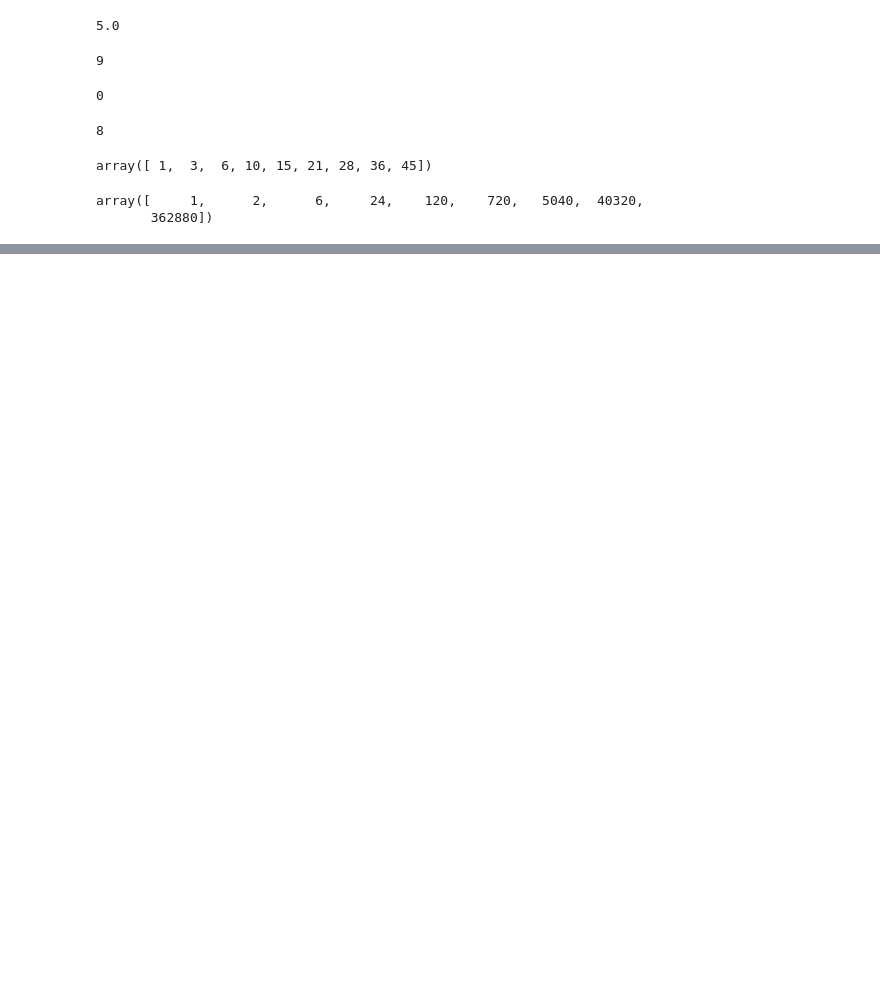
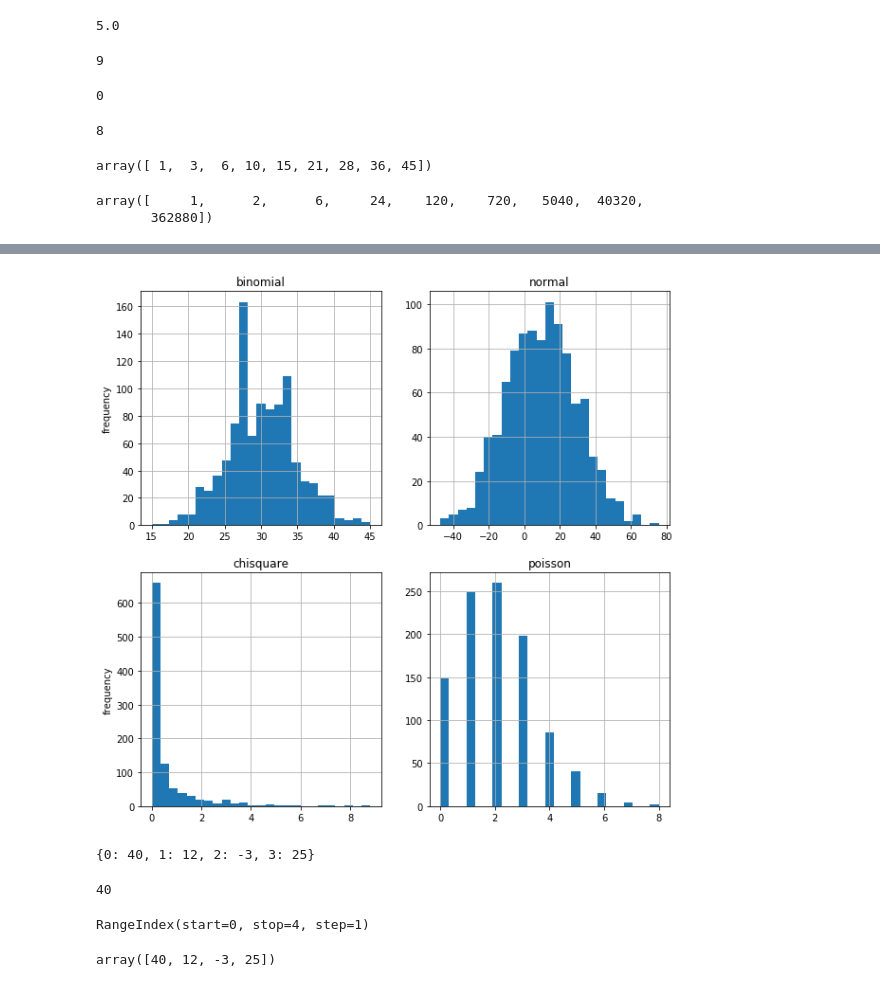
Before and after one commit to mr0x16/ml_note, a Jupyter notebook: numpytest.ipynb, the cells around one changed output, grey strips where cells are left out. Cells and saved outputs as stored; diff of their text form; code cells hidden in the pictures; blank space fills up the shorter version.

```diff
--- a/numpytest.ipynb
+++ b/numpytest.ipynb
@@ -204,0 +209,35 @@ ax4.grid(True)
+# %%
+#n=100， P=0.3的二项分布
+rn5 = npr.binomial(100, 0.3, size)
+#均值为10，标准差为20的正态分布
+rn6 = npr.normal(10,20, size)
+#自由度为0.5的卡方分布
+rn7 = npr.chisquare(0.5, size)
+#lambad为2的泊松分布
+rn8 = npr.poisson(2.0, size)
+# %%
+fig, ((ax5, ax6), (ax7, ax8)) = plt.subplots(nrows=2, ncols=2, figsize=(10,10))
+bins_num = 25
+#rn5的柱状图
+ax5.hist(rn5, bins=bins_num, stacked=True)
+ax5.set_title('binomial')
+ax5.set_ylabel('frequency')
+ax5.grid(True)
+
+#rn6的柱状图
+ax6.hist(rn6, bins=bins_num)
+ax6.set_title('normal')
+ax6.grid(True)
+
+#rn7的柱状图
+ax7.hist(rn7, bins=bins_num)
+ax7.set_title('chisquare')
+ax7.set_ylabel('frequency')
+ax7.grid(True)
+
+#rn8的柱状图
+ax8.hist(rn8, bins=bins_num)
+ax8.set_title('poisson')
+ax8.grid(True)
+# %% [output]
+[figure, added]
@@ -204,0 +250,17 @@ ax4.grid(True)
+# %%
+obj = pd.Series([40,12,-3,25])
+obj.to_dict()
+# %% [output]
+{0: 40, 1: 12, 2: -3, 3: 25}
+# %%
+obj[0]
+# %% [output]
+40
+# %%
+obj.index
+# %% [output]
+RangeIndex(start=0, stop=4, step=1)
+# %%
+obj.values
+# %% [output]
+array([40, 12, -3, 25])
```
Also changed, not shown: parts of 13 cells of this notebook.
